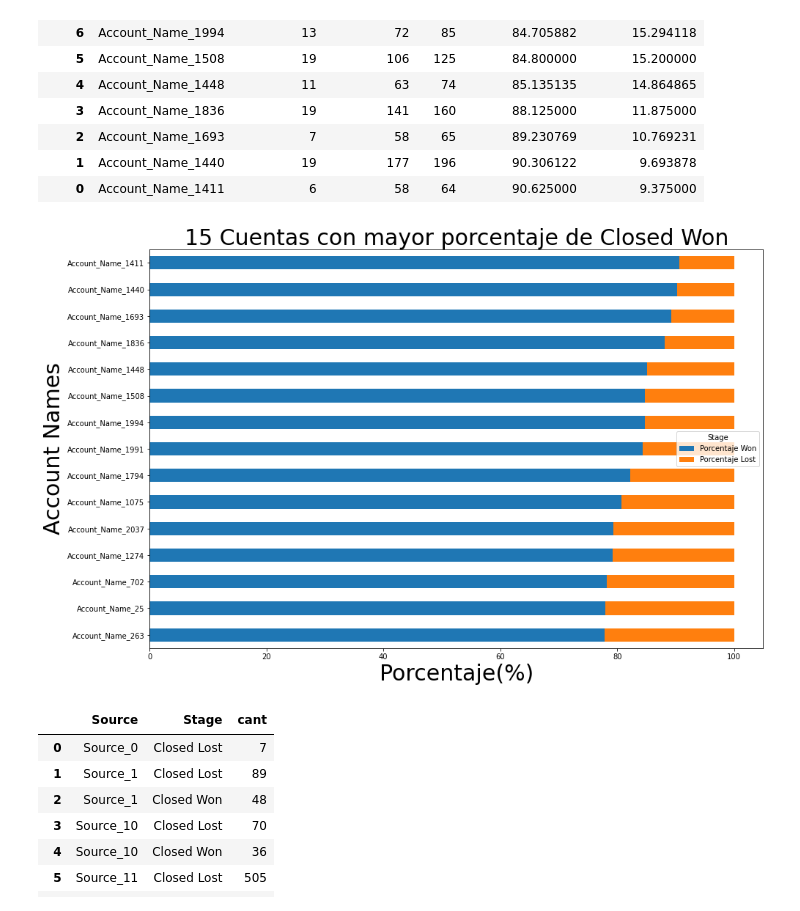
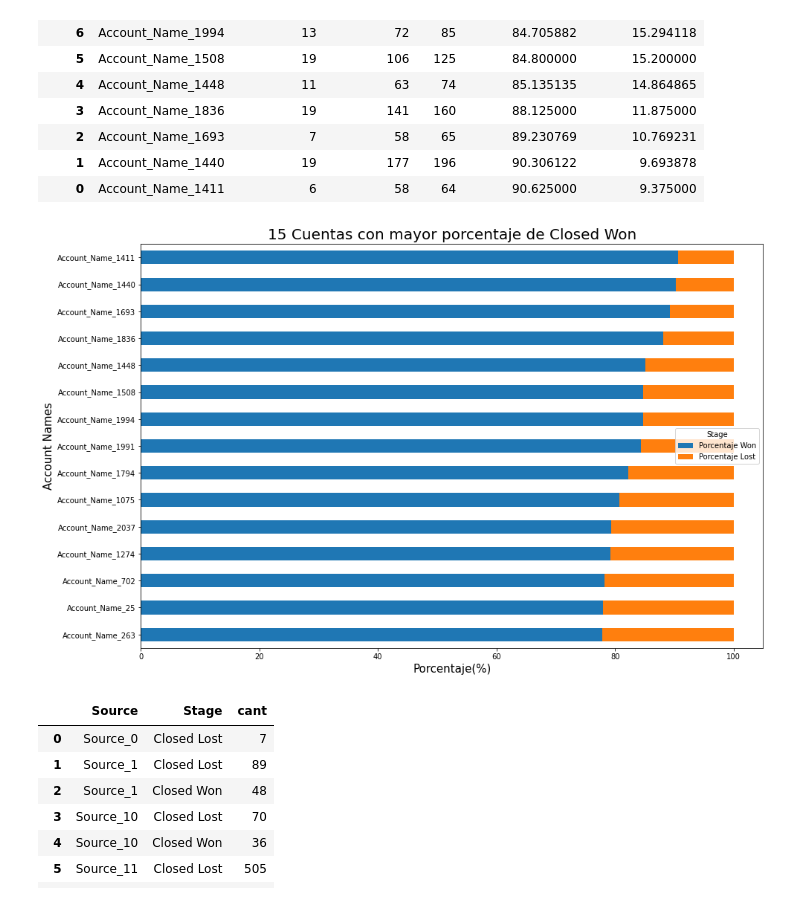
Before and after one commit to joaquinparodi/TP-DATOS, a Jupyter notebook: Analisis/Analisis Agustin.ipynb, the cells around one changed output. Cells and saved outputs as stored; diff of their text form; code cells hidden in the pictures.

```diff
--- a/Analisis/Analisis Agustin.ipynb
+++ b/Analisis/Analisis Agustin.ipynb
@@ -287,12 +273,12 @@ df_porciento
 | 0 | Account_Name_1411 | 6 | 58 | 64 | 90.625000 | 9.375000 |
 # %%
 ax = df_porciento.plot(stacked=True, kind='barh', y=['Porcentaje Won', 'Porcentaje Lost'], x='Account_Name', figsize=(15,10))
-ax.set_title("15 Cuentas con mayor porcentaje de Closed Won", fontsize=30)
-ax.set_xlabel("Porcentaje(%)",fontsize=30)
-ax.set_ylabel("Account Names", fontsize=30)
+ax.set_title("15 Cuentas con mayor porcentaje de Closed Won", fontsize=20)
+ax.set_xlabel("Porcentaje(%)",fontsize=15)
+ax.set_ylabel("Account Names", fontsize=15)
 plt.show()
 # %% [output]
-[figure, old version]
+[figure, new version]
 # %%
 df_source = df[['Stage', 'Source ', 'Opportunity_Name']]
 df_source = df_source.drop(df_source[df_source['Source ']=='None'].index) #Borro los que decian None
```
Also changed, not shown: parts of 14 cells of this notebook.
